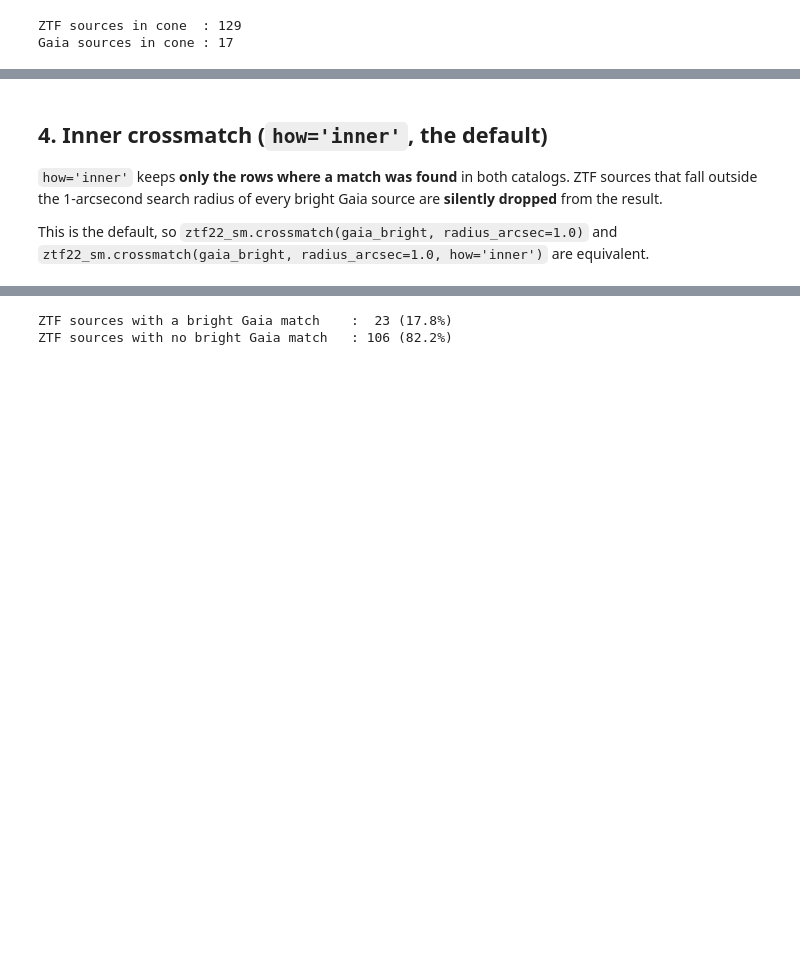
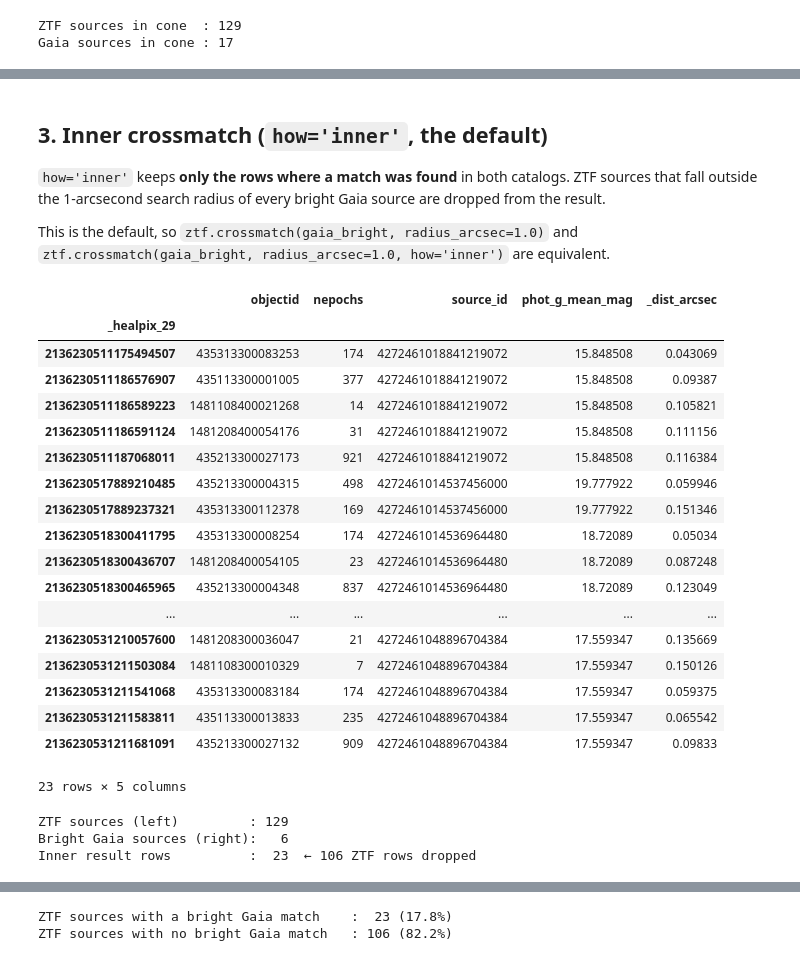
Before and after one commit to astronomy-commons/lsdb, a Jupyter notebook: docs/tutorials/pre_executed/types_of_crossmatch.ipynb, the cells around one changed output, grey strips where cells are left out. Cells and saved outputs as stored; diff of their text form; code cells hidden in the pictures; blank space fills up the shorter version.

```diff
--- a/docs/tutorials/pre_executed/types_of_crossmatch.ipynb
+++ b/docs/tutorials/pre_executed/types_of_crossmatch.ipynb
@@ -81,9 +68,50 @@ Bright Gaia sources (phot_g_mean_mag < 20) : 6
 # %% [markdown]
-## 4. Inner crossmatch (`how='inner'`, the default)
+## 3. Inner crossmatch (`how='inner'`, the default)
 
 `how='inner'` keeps **only the rows where a match was found** in both catalogs.
 ZTF sources that fall outside the 1-arcsecond search radius of every bright Gaia source
-are **silently dropped** from the result.
+are dropped from the result.
 
-This is the default, so `ztf22_sm.crossmatch(gaia_bright, radius_arcsec=1.0)` and
-`ztf22_sm.crossmatch(gaia_bright, radius_arcsec=1.0, how='inner')` are equivalent.
+This is the default, so `ztf.crossmatch(gaia_bright, radius_arcsec=1.0)` and
+`ztf.crossmatch(gaia_bright, radius_arcsec=1.0, how='inner')` are equivalent.
+# %%
+gaia_bright = gaia.query("phot_g_mean_mag < 20")
+n_bright = len(gaia_bright.compute())
+
+inner_result = ztf.crossmatch(
+    gaia_bright,
+    radius_arcsec=1.0,
+    how="inner",
+    suffix_method="overlapping_columns",
+    log_changes=False,
+).compute()
+
+inner_result[["objectid", "nepochs", "source_id", "phot_g_mean_mag", "_dist_arcsec"]]
+# %% [output]
+|  | objectid | nepochs | source_id | phot_g_mean_mag | _dist_arcsec |
+| _healpix_29 |  |  |  |  |  |
+| 2136230511175494507 | 435313300083253 | 174 | 4272461018841219072 | 15.848508 | 0.043069 |
+| 2136230511186576907 | 435113300001005 | 377 | 4272461018841219072 | 15.848508 | 0.09387 |
+| 2136230511186589223 | 1481108400021268 | 14 | 4272461018841219072 | 15.848508 | 0.105821 |
+| 2136230511186591124 | 1481208400054176 | 31 | 4272461018841219072 | 15.848508 | 0.111156 |
+| 2136230511187068011 | 435213300027173 | 921 | 4272461018841219072 | 15.848508 | 0.116384 |
+| 2136230517889210485 | 435213300004315 | 498 | 4272461014537456000 | 19.777922 | 0.059946 |
+| 2136230517889237321 | 435313300112378 | 169 | 4272461014537456000 | 19.777922 | 0.151346 |
+| 2136230518300411795 | 435313300008254 | 174 | 4272461014536964480 | 18.72089 | 0.05034 |
+| 2136230518300436707 | 1481208400054105 | 23 | 4272461014536964480 | 18.72089 | 0.087248 |
+| 2136230518300465965 | 435213300004348 | 837 | 4272461014536964480 | 18.72089 | 0.123049 |
+| ... | ... | ... | ... | ... | ... |
+| 2136230531210057600 | 1481208300036047 | 21 | 4272461048896704384 | 17.559347 | 0.135669 |
+| 2136230531211503084 | 1481108300010329 | 7 | 4272461048896704384 | 17.559347 | 0.150126 |
+| 2136230531211541068 | 435313300083184 | 174 | 4272461048896704384 | 17.559347 | 0.059375 |
+| 2136230531211583811 | 435113300013833 | 235 | 4272461048896704384 | 17.559347 | 0.065542 |
+| 2136230531211681091 | 435213300027132 | 909 | 4272461048896704384 | 17.559347 | 0.09833 |
+23 rows × 5 columns
+# %%
+print(f"ZTF sources (left)         : {n_ztf}")
+print(f"Bright Gaia sources (right):   {n_bright}")
+print(f"Inner result rows          :  {len(inner_result)}  \u2190 {n_ztf - len(inner_result)} ZTF rows dropped")
+# %% [output]
+ZTF sources (left)         : 129
+Bright Gaia sources (right):   6
+Inner result rows          :  23  ← 106 ZTF rows dropped
```
Also changed, not shown: parts of 22 cells of this notebook.
